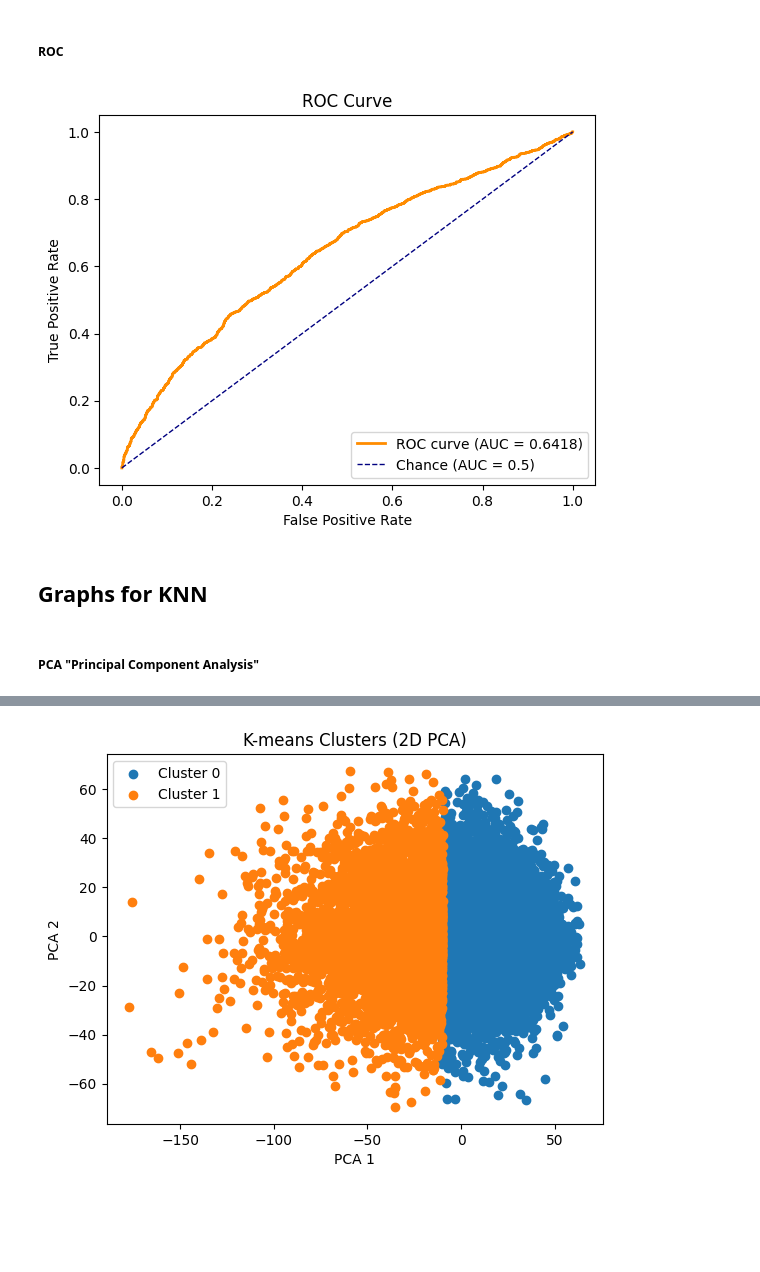
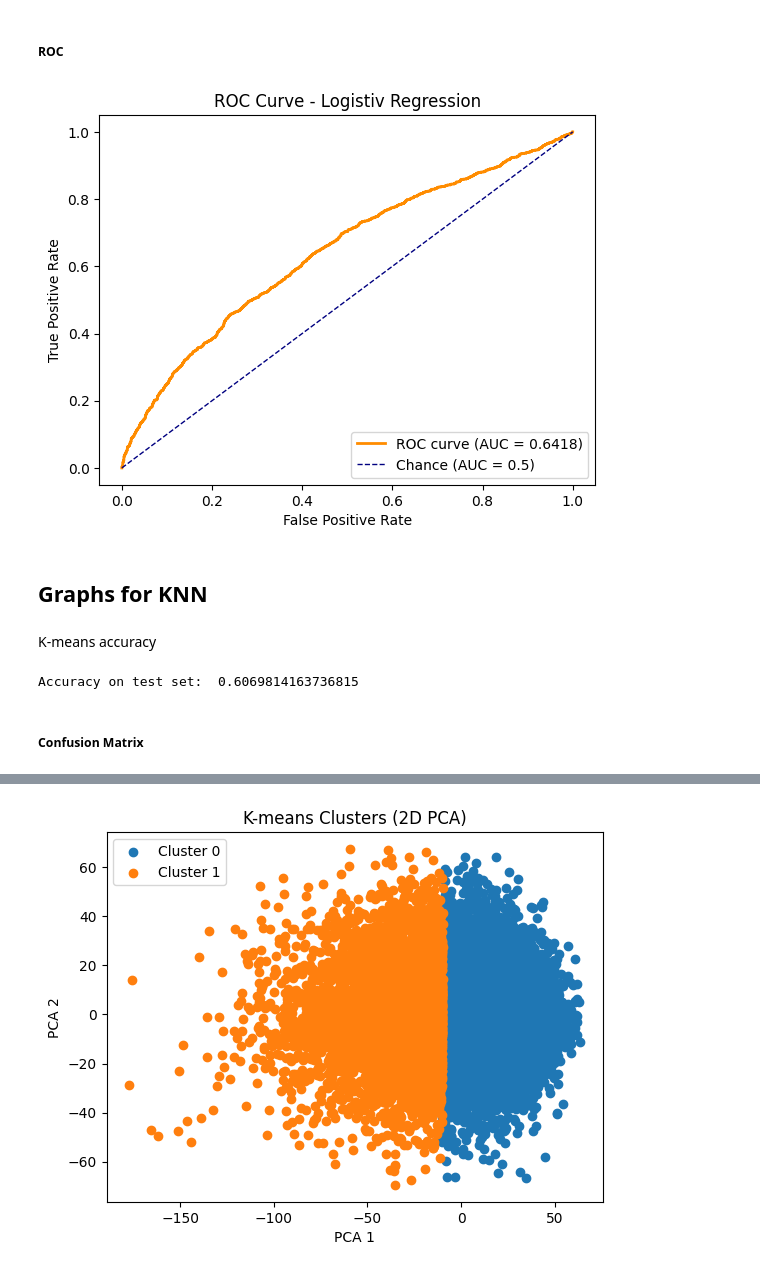
Before and after one commit to LechTheMitch/MachineLearningProject, a Jupyter notebook: img_notebook/img_model_Kmeans_LogisticR.ipynb, the cells around one changed output, grey strips where cells are left out. Saved outputs shown, nothing was run; the diff lists cells and outputs as text; code cells hidden in the pictures; blank space fills up the shorter version.

```diff
--- a/img_notebook/img_model_Kmeans_LogisticR.ipynb
+++ b/img_notebook/img_model_Kmeans_LogisticR.ipynb
@@ -84,10 +84,6 @@ X = np.array(processed_images)                         # for Kmeans and the feat
 y = np.array(parasitized_labels + uninfected_labels)   # labels for Logistic Regression
 # %% [markdown]
 for K-means
-# %%
-# feature scaling for K-means
-scaler = StandardScaler()
-X = scaler.fit_transform(X)
 # %%
 print("X shape:",X.shape)
 print("y shape:",y.shape)
@@ -160,18 +165,25 @@ plt.show()
 # %%
 y_score = lr.predict_proba(X_test)[:, 1]
 
 fpr, tpr, _ = roc_curve(y_test, y_score) # false-positive rate, true-positive rate, thresholds
 roc_auc = roc_auc_score(y_test, y_score) # auc calculation
 
 plt.plot(fpr, tpr, color='darkorange', lw=2, label=f'ROC curve (AUC = {roc_auc:.4f})')
 plt.plot([0, 1], [0, 1], color='navy', lw=1, linestyle='--', label='Chance (AUC = 0.5)') # diagonal line point1 [0,0] to point2 [1,1]
 plt.xlabel('False Positive Rate')
 plt.ylabel('True Positive Rate')
-plt.title('ROC Curve')
+plt.title('ROC Curve - Logistiv Regression')
 plt.legend(loc='lower right') # to place the legend in the lower right corner
 # plt.grid(True, linestyle='--', alpha=0.6)
 plt.show()
 # %% [output]
-[figure, old version]
+[figure, new version]
 # %% [markdown]
 ## Graphs for KNN
+# %% [markdown]
+K-means accuracy
+# %%
+acc = accuracy_score(y_test, y_pred_kmeans)
+print("Accuracy on test set: ",acc)
+# %% [output]
+Accuracy on test set:  0.6069814163736815
@@ -178,2 +193,2 @@ plt.show()
 # %% [markdown]
-##### **PCA "Principal Component Analysis"**
+##### **Confusion Matrix**
```
Also changed, not shown: parts of 14 cells of this notebook, 2 other files.
